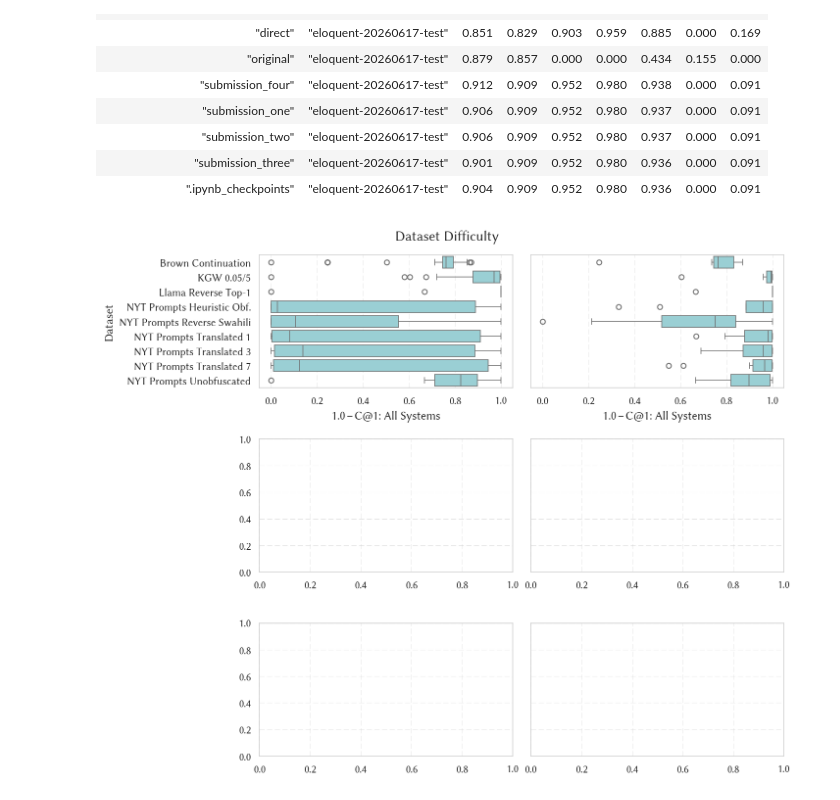
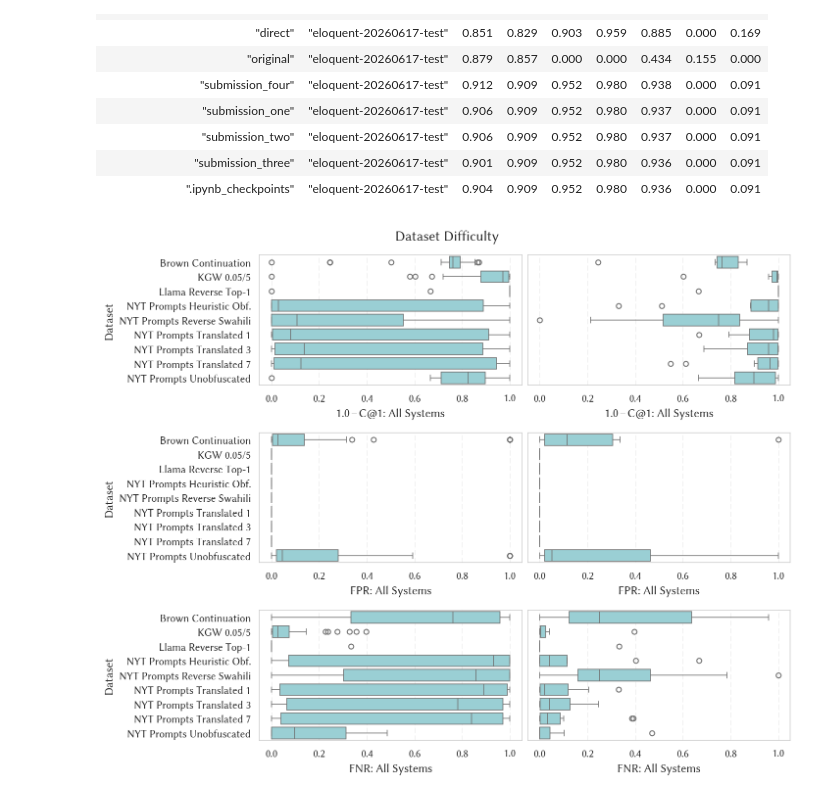
Before and after one commit to pan-webis-de/pan26-generative-ai-authorship-verification, a Jupyter notebook: notebooks/task-eval.ipynb, the cells around one changed output. Cells and saved outputs as stored; diff of their text form; code cells hidden in the pictures.

```diff
--- a/notebooks/task-eval.ipynb
+++ b/notebooks/task-eval.ipynb
@@ -544,31 +544,55 @@ def _plt_dataset_difficulty(ax, df, field, xlabel, order, group_field='gen_cond'
     sns.boxplot(df, ax=ax, x=field, y=group_field, order=order, linewidth=.75)
     ax.set_xlabel(xlabel)
     ax.set_ylabel(ylabel)
     ax.set_xlim((-.05, 1.05))
 
 fig, axs = plt.subplots(3, 2, figsize=(9.5, 7.5), sharey='row')
 # fig, axs = plt.subplots(1, 2, figsize=(9, 2.8), sharey='row')
 
 results_per_source = get_results_grouped(pan26_df_filtered_best, group_cols=['team', 'software', 'dataset', 'gen_cond'])
 results_per_source_top10 = get_results_grouped(pan26_df_filtered_best_top10, group_cols=['team', 'software', 'dataset', 'gen_cond'])
 
 order = results_per_source['gen_cond'].unique().sort()
 
 _plt_dataset_difficulty(axs.flat[0],
                         results_per_source,
                         'c@1',
                         '1.0 – C@1: All Systems',
                         order)
 
 _plt_dataset_difficulty(axs.flat[1],
                         results_per_source_top10,
                         'c@1',
                         '1.0 – C@1: All Systems',
                         order)
 
+_plt_dataset_difficulty(axs.flat[2],
+                        results_per_source,
+                        'fpr',
+                        'FPR: All Systems',
+                        order)
+
+_plt_dataset_difficulty(axs.flat[3],
+                        results_per_source_top10,
+                        'fpr',
+                        'FPR: All Systems',
+                        order)
+
+_plt_dataset_difficulty(axs.flat[4],
+                        results_per_source,
+                        'fnr',
+                        'FNR: All Systems',
+                        order)
+
+_plt_dataset_difficulty(axs.flat[5],
+                        results_per_source_top10,
+                        'fnr',
+                        'FNR: All Systems',
+                        order)
+
 plt.suptitle('Dataset Difficulty', y=.999)
 plt.tight_layout(pad=.5, h_pad=1.1)
 # plt.savefig(OUT_DIR / 'pan_dataset_difficulty.pdf')
 plt.show()
 # %% [output]
-[figure, old version]
+[figure, new version]
```
